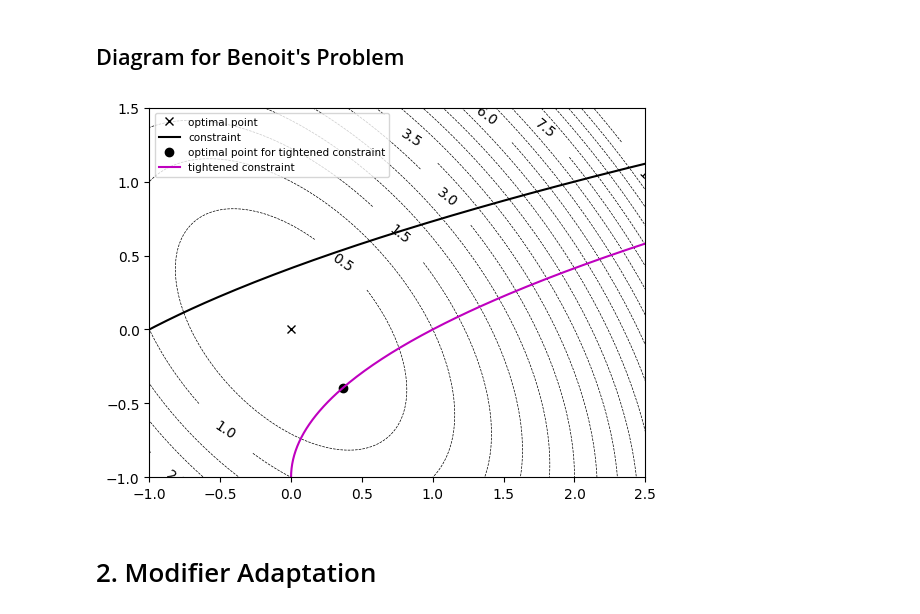
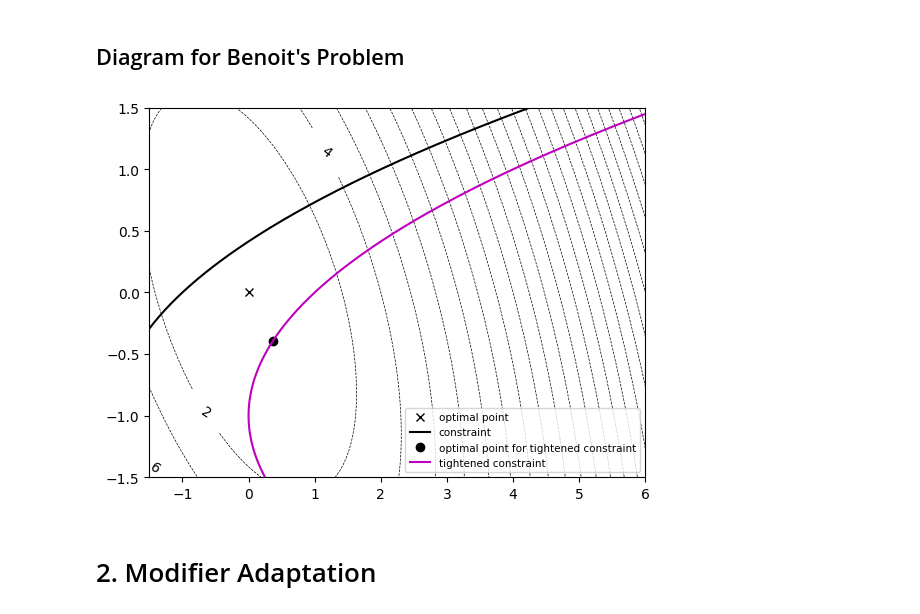
Before and after one commit to dleeim/Safe-Bayesian-Optimization, a Jupyter notebook: Benoit_Problem(Modifier_Adaptation).ipynb, the cells around one changed output. Cells and saved outputs as stored; diff of their text form; code cells hidden in the pictures.

```diff
--- a/Benoit_Problem(Modifier_Adaptation).ipynb
+++ b/Benoit_Problem(Modifier_Adaptation).ipynb
@@ -51,14 +51,14 @@ def con1_system_tight_noiseless(u):
 # Plot for objective function
 def plant_drawing(is_constraint,is_tight_constraint):
         delta = 0.01
-        x = np.arange(-3.5, 3.5, delta)
-        y = np.arange(-3.5, 3.5, delta)
+        x = np.arange(-6.5, 6.5, delta)
+        y = np.arange(-6.5, 6.5, delta)
         u = np.meshgrid(x, y)
-        levels = np.linspace(0,10,21)
+        levels = np.linspace(0,50,26)
 
         CS1 = plt.contour(u[0],u[1],Benoit_System_noiseless_1(u),levels,colors='k',linestyles = "dashed",linewidths = 0.5)
         plt.clabel(CS1,inline=True)
-        plt.axis((-1, 2.5, -1, 1.5))
+        plt.axis((-1.5, 6.0, -1.5, 1.5))
 
         if is_constraint == True:
                 # Plot for optimal value for optimization with constraint
@@ -82,34 +82,34 @@ def plant_drawing(is_constraint,is_tight_constraint):
         if is_tight_constraint == True:
 
                 # Plot for optimal value for optimization with tightened constraint
                 u0 = [2,1]
                 con = ({'type': 'ineq',
                         'fun': lambda u: con1_system_tight_noiseless(u)})
                 result_tight = minimize(Benoit_System_noiseless_1,
                                 u0,
                                 constraints= con,
                                 method='SLSQP',
                                 options={'ftol': 1e-9})
 
                 ustar = result_tight.x
                 fstar = result_tight.fun
                 plt.plot(ustar[0],ustar[1],'ko')
 
                 # Plot for tightened constraint
 
                 uc0t = 1. + x ** 2 + 2. * x
                 constraint2 = plt.plot(uc0t,x,'m')
 
 # plant_drawing(is_constraint=True,is_tight_constraint=False)
 plant_drawing(is_constraint=True,is_tight_constraint=True)
 plt.legend(["optimal point",
             "constraint",
             'optimal point for tightened constraint',
             'tightened constraint'],
                 fontsize = 7.5)
 plt.show()
 # %% [output]
-[figure, old version]
+[figure, new version]
 # %% [markdown]
 # 2. Modifier Adaptation
 # %% [markdown]
```
Also changed, not shown: parts of 23 cells of this notebook, 1 other file.
